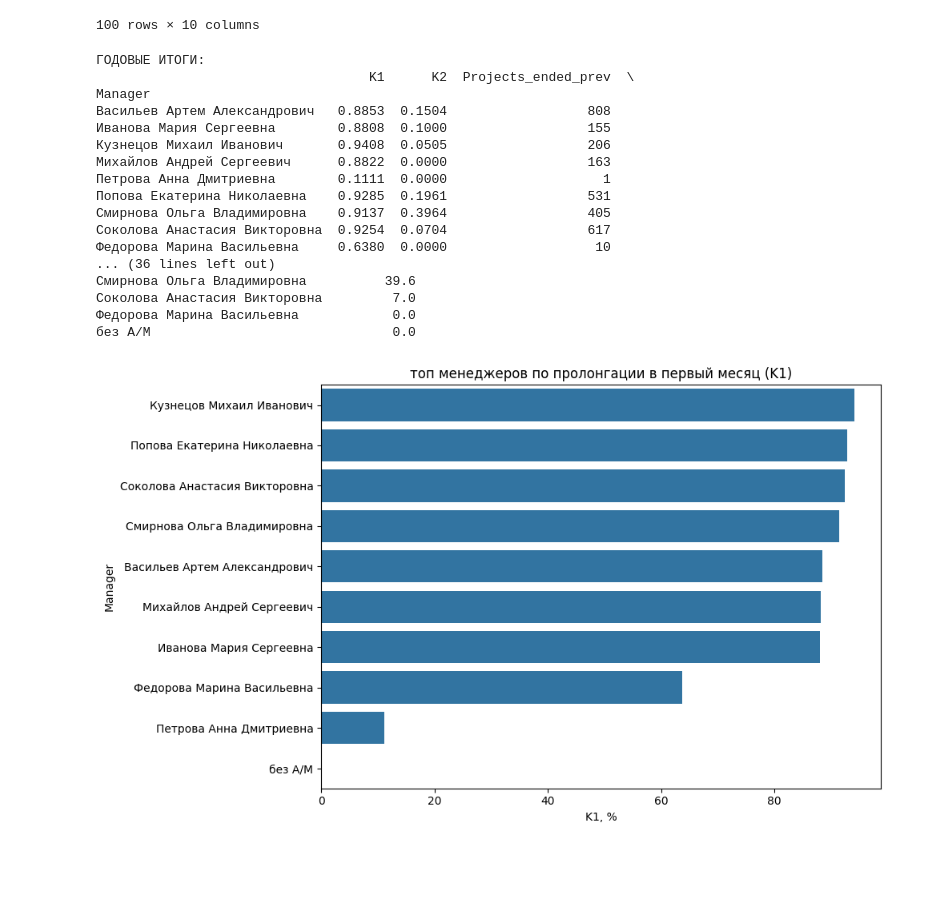
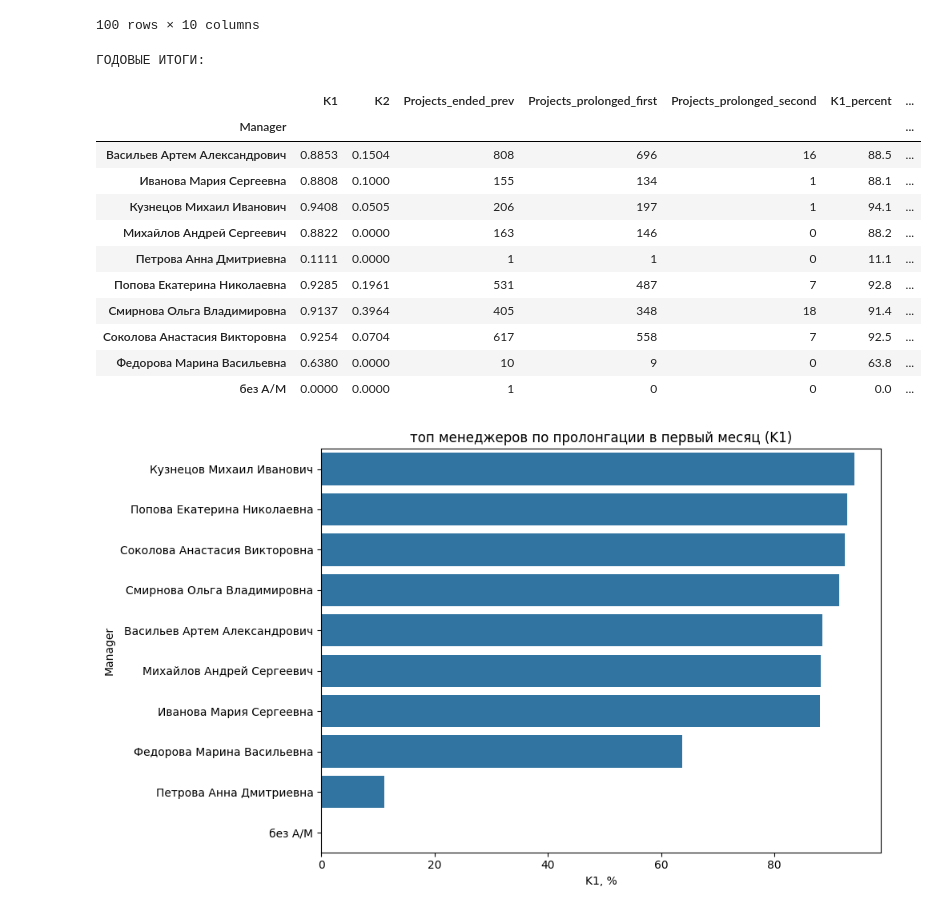
Before and after one commit to asowsla/testAnalytics, a Jupyter notebook: test_analytics.ipynb, the cells around one changed output. Cells and saved outputs as stored; diff of their text form; code cells hidden in the pictures; blank space fills up the shorter version.

```diff
--- a/test_analytics.ipynb
+++ b/test_analytics.ipynb
@@ -361,37 +361,33 @@ results_df
 # %%
 # годовые итоги по менеджерам
 yearly_summary = results_df.groupby('Manager').agg({
     'K1': 'mean',
     'K2': 'mean',
     'Projects_ended_prev': 'sum',
     'Projects_prolonged_first': 'sum',
     'Projects_prolonged_second': 'sum'
 }).round(4)
 
 # добавляем проценты
 yearly_summary['K1_percent'] = (yearly_summary['K1'] * 100).round(1)
 yearly_summary['K2_percent'] = (yearly_summary['K2'] * 100).round(1)
 
 print("ГОДОВЫЕ ИТОГИ:")
-print(yearly_summary)
+yearly_summary
 # %% [output]
 ГОДОВЫЕ ИТОГИ:
-                                   K1      K2  Projects_ended_prev  \
-Manager
-Васильев Артем Александрович   0.8853  0.1504                  808
-Иванова Мария Сергеевна        0.8808  0.1000                  155
-Кузнецов Михаил Иванович       0.9408  0.0505                  206
-Михайлов Андрей Сергеевич      0.8822  0.0000                  163
-Петрова Анна Дмитриевна        0.1111  0.0000                    1
-Попова Екатерина Николаевна    0.9285  0.1961                  531
-Смирнова Ольга Владимировна    0.9137  0.3964                  405
-Соколова Анастасия Викторовна  0.9254  0.0704                  617
-Федорова Марина Васильевна     0.6380  0.0000                   10
-... (36 lines left out)
-Смирнова Ольга Владимировна          39.6
-Соколова Анастасия Викторовна         7.0
-Федорова Марина Васильевна            0.0
-без А/М                               0.0
+|  | K1 | K2 | Projects_ended_prev | Projects_prolonged_first | Projects_prolonged_second | K1_percent | ... |
+| Manager |  |  |  |  |  |  | ... |
+| Васильев Артем Александрович | 0.8853 | 0.1504 | 808 | 696 | 16 | 88.5 | ... |
+| Иванова Мария Сергеевна | 0.8808 | 0.1000 | 155 | 134 | 1 | 88.1 | ... |
+| Кузнецов Михаил Иванович | 0.9408 | 0.0505 | 206 | 197 | 1 | 94.1 | ... |
+| Михайлов Андрей Сергеевич | 0.8822 | 0.0000 | 163 | 146 | 0 | 88.2 | ... |
+| Петрова Анна Дмитриевна | 0.1111 | 0.0000 | 1 | 1 | 0 | 11.1 | ... |
+| Попова Екатерина Николаевна | 0.9285 | 0.1961 | 531 | 487 | 7 | 92.8 | ... |
+| Смирнова Ольга Владимировна | 0.9137 | 0.3964 | 405 | 348 | 18 | 91.4 | ... |
+| Соколова Анастасия Викторовна | 0.9254 | 0.0704 | 617 | 558 | 7 | 92.5 | ... |
+| Федорова Марина Васильевна | 0.6380 | 0.0000 | 10 | 9 | 0 | 63.8 | ... |
+| без А/М | 0.0000 | 0.0000 | 1 | 0 | 0 | 0.0 | ... |
 # %%
 # график топ менеджеров по K1
 plt.figure(figsize=(10, 6))
```
